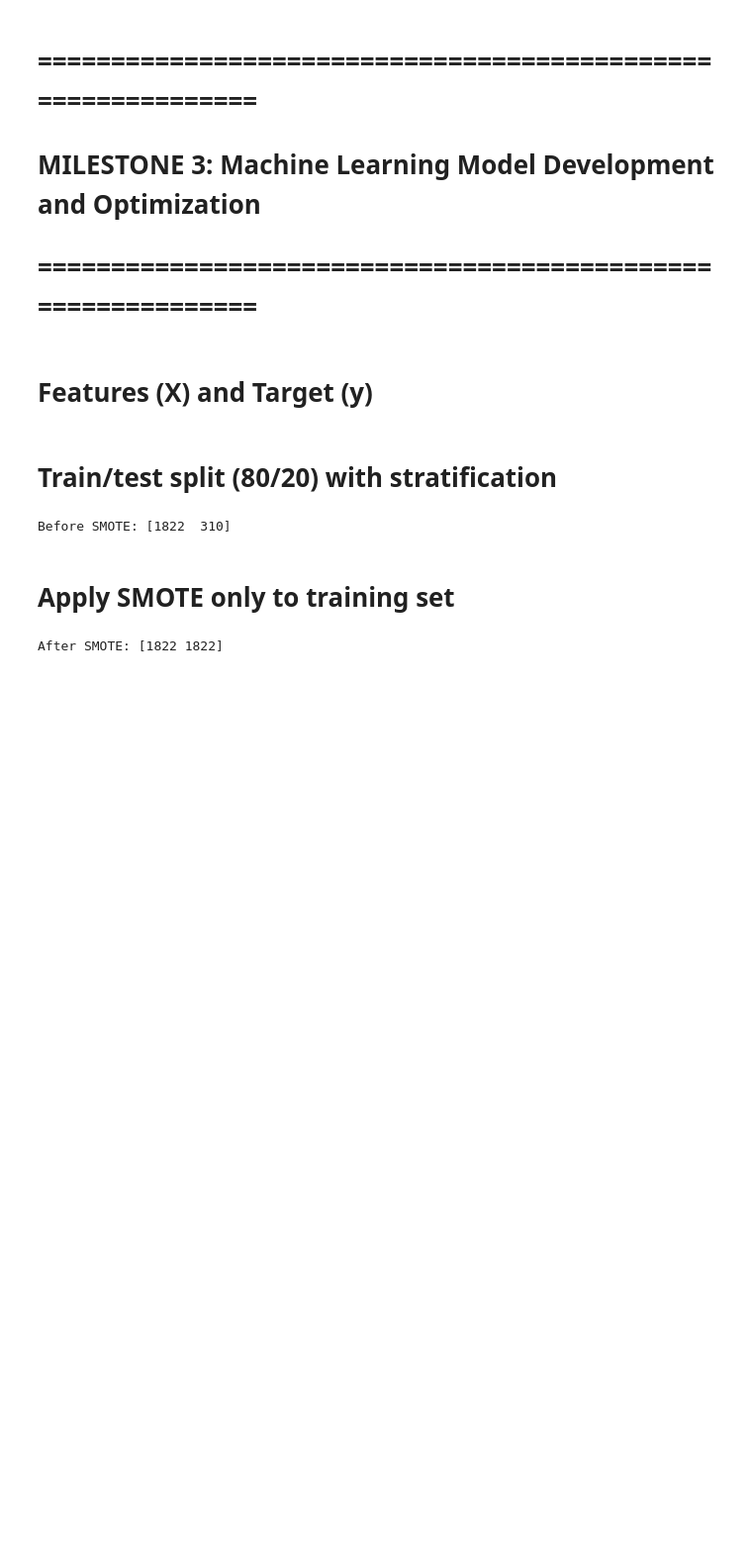
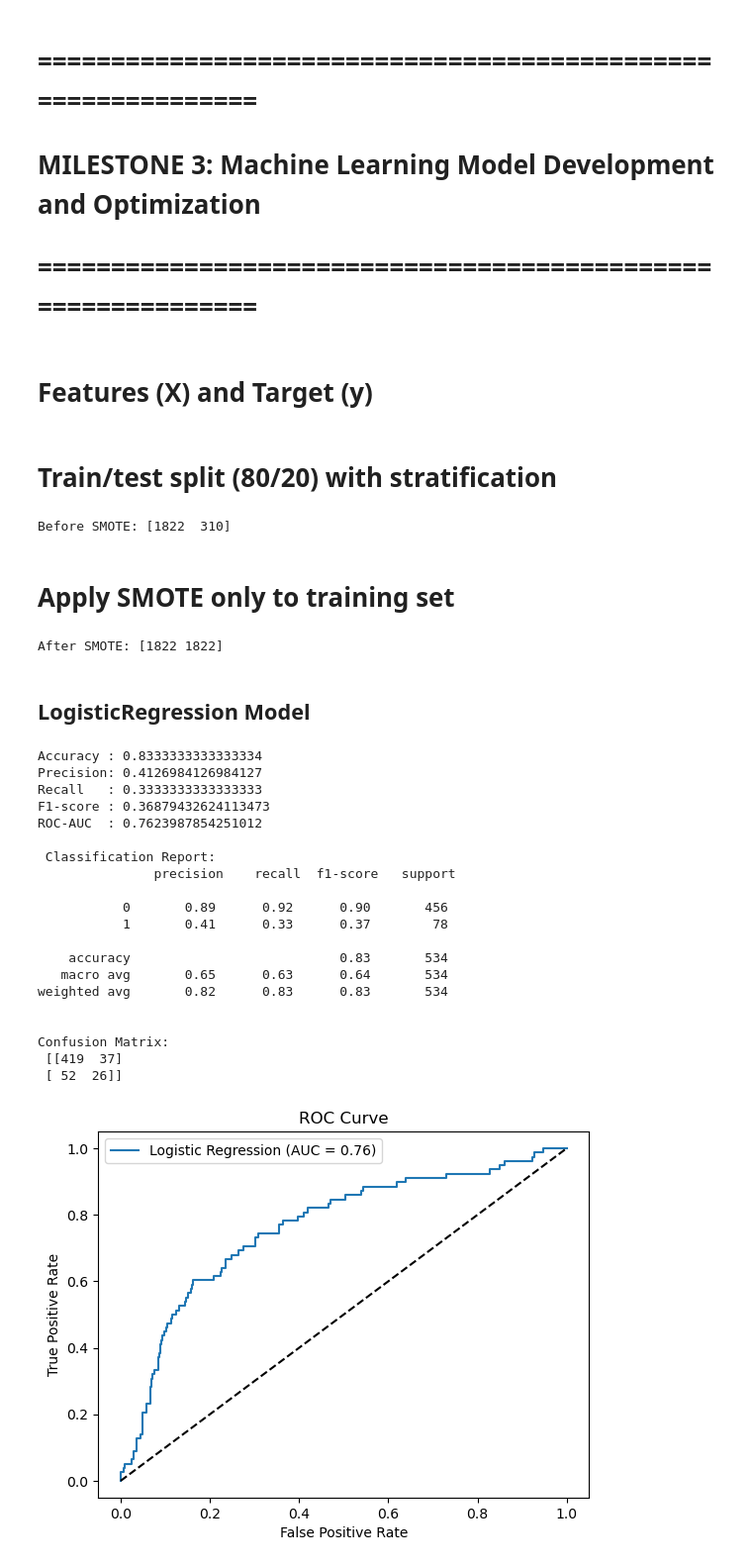
Before and after one commit to Reemsoliiman/customer-churn-prediction-analysis, a Jupyter notebook: notebooks/03_model_development.ipynb, the cells around one changed output. Shown at 99% size. Saved outputs shown, nothing was run; the diff lists cells and outputs as text; code cells hidden in the pictures; blank space fills up the shorter version.

Commit message:
LogisticRegression Model

```diff
--- a/notebooks/03_model_development.ipynb
+++ b/notebooks/03_model_development.ipynb
@@ -35,3 +39,59 @@ X_train_resampled, y_train_resampled = smote.fit_resample(X_train, y_train)
 print("After SMOTE:", np.bincount(y_train_resampled))
 # %% [output]
 After SMOTE: [1822 1822]
+# %% [markdown]
+## LogisticRegression Model
+# %%
+log_reg = LogisticRegression(max_iter=1000, solver="liblinear")
+log_reg.fit(X_train_resampled, y_train_resampled)
+
+y_pred = log_reg.predict(X_test)
+y_pred_prob = log_reg.predict_proba(X_test)[:, 1]
+# %%
+acc = accuracy_score(y_test, y_pred)
+prec = precision_score(y_test, y_pred)
+rec = recall_score(y_test, y_pred)
+f1 = f1_score(y_test, y_pred)
+roc_auc = roc_auc_score(y_test, y_pred_prob)
+
+print("Accuracy :", acc)
+print("Precision:", prec)
+print("Recall   :", rec)
+print("F1-score :", f1)
+print("ROC-AUC  :", roc_auc)
+
+print("\n Classification Report:\n", classification_report(y_test, y_pred))
+
+cm = confusion_matrix(y_test, y_pred)
+print("\nConfusion Matrix:\n", cm)
+
+fpr, tpr, thresholds = roc_curve(y_test, y_pred_prob)
+plt.plot(fpr, tpr, label="Logistic Regression (AUC = %.2f)" % roc_auc)
+plt.plot([0,1],[0,1],'k--')
+plt.xlabel("False Positive Rate")
+plt.ylabel("True Positive Rate")
+plt.title("ROC Curve")
+plt.legend()
+plt.show()
+# %% [output]
+Accuracy : 0.8333333333333334
+Precision: 0.4126984126984127
+Recall   : 0.3333333333333333
+F1-score : 0.36879432624113473
+ROC-AUC  : 0.7623987854251012
+
+ Classification Report:
+               precision    recall  f1-score   support
+
+           0       0.89      0.92      0.90       456
+           1       0.41      0.33      0.37        78
+
+    accuracy                           0.83       534
+   macro avg       0.65      0.63      0.64       534
+weighted avg       0.82      0.83      0.83       534
+
+
+Confusion Matrix:
+ [[419  37]
+ [ 52  26]]
+[figure, added]
```
Also changed, not shown: parts of 1 cell of this notebook.
